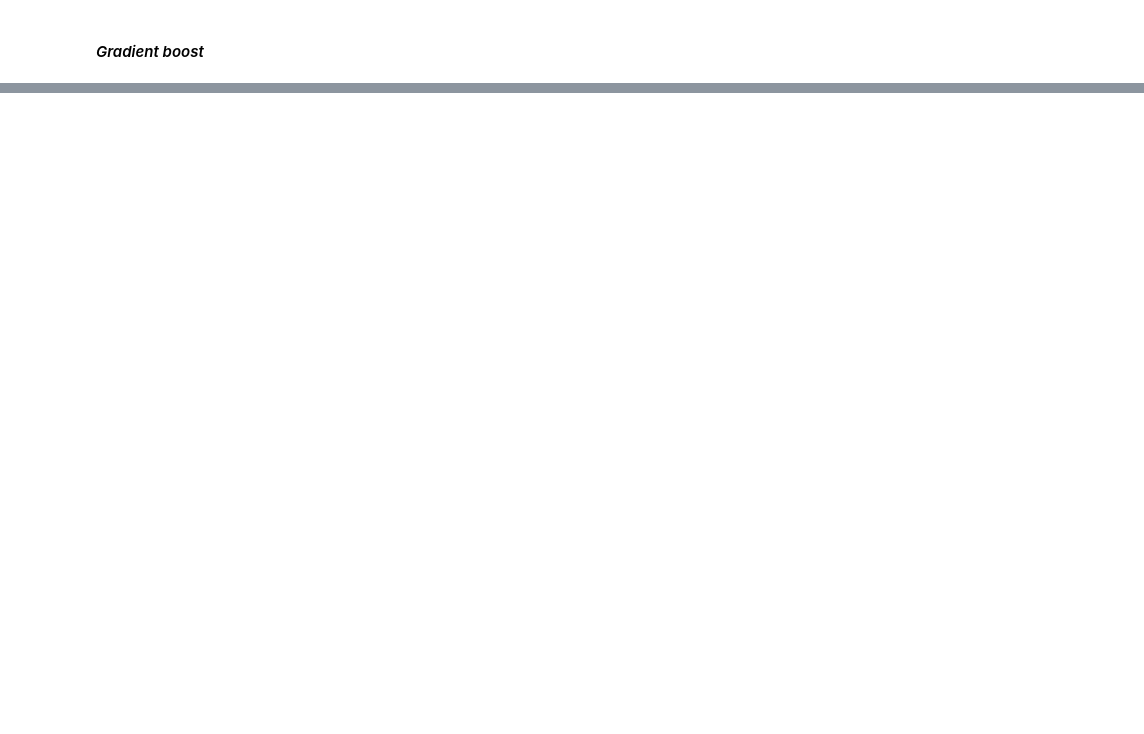
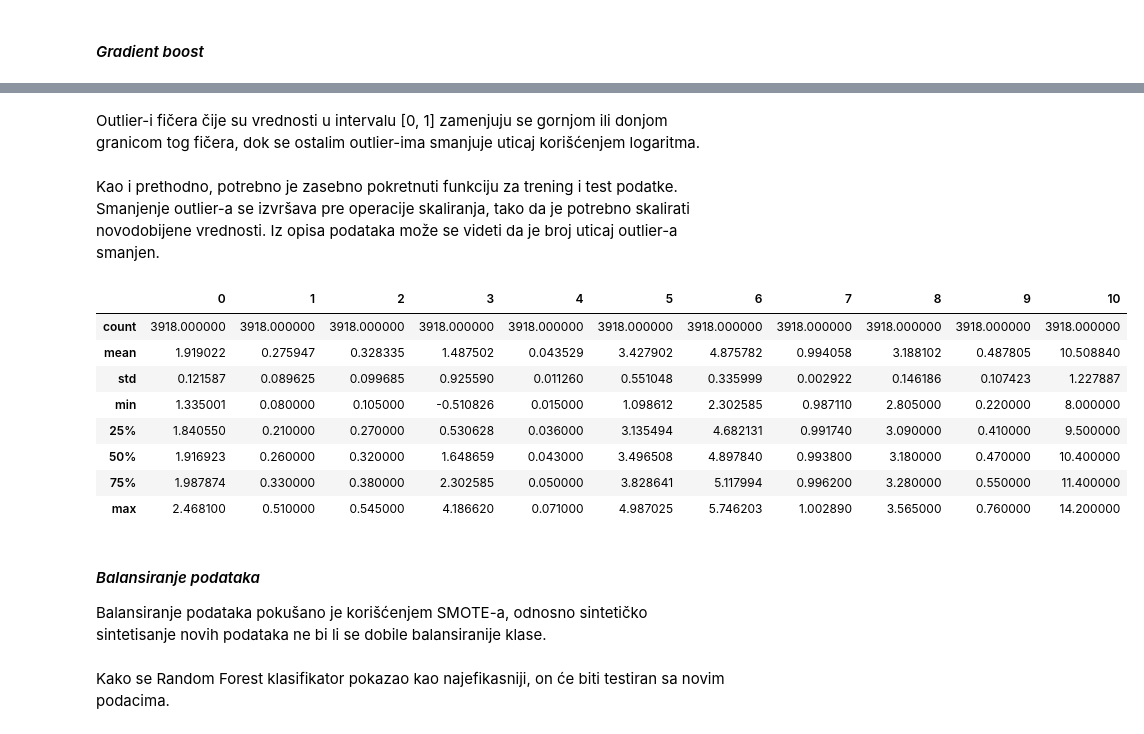
Before and after one commit to LastChanceKatze/ml_wine_quality, a Jupyter notebook: wine_classification.ipynb, the cells around one changed output, grey strips where cells are left out. Saved outputs shown, nothing was run; the diff lists cells and outputs as text; code cells hidden in the pictures; blank space fills up the shorter version.

```diff
--- a/wine_classification.ipynb
+++ b/wine_classification.ipynb
@@ -411,0 +414,61 @@ Prethodno je pokazano da prikazani klasifikatori ne daju previše loše rezultat
+# %%
+# replace the outlier with the upper or lower bound
+# based on the IQR
+def replace_outliers_bound(feature):
+    q1, q3 = np.percentile(feature, [25, 75])
+    iqr = q3 - q1
+    lower_bound = q1 - (iqr * 1.5)
+    upper_bound = q3 + (iqr * 1.5)
+    new_feature = feature
+    new_feature = np.where(new_feature > upper_bound, upper_bound, new_feature)
+    new_feature = np.where(new_feature < lower_bound, lower_bound, new_feature)
+    return new_feature
+
+# replace all values of a feature with log(feature)
+def replace_outliers_log(feature):
+    return np.log(feature)
+# %% [markdown]
+Outlier-i fičera čije su vrednosti u intervalu [0, 1] zamenjuju se gornjom ili donjom granicom tog fičera, dok se ostalim outlier-ima smanjuje uticaj korišćenjem logaritma.
+# %%
+def handle_outliers(x):
+    all_indices = list(range(0, x.shape[1]))
+    new_x = np.copy(x)
+    """
+        fixed acidity, sugar
+        free sul. dioxide, total sul. dioxide
+    """
+
+    log_indices = [0, 3, 5, 6]
+    for ind in log_indices:
+        new_feature = replace_outliers_log(new_x[:, ind])
+        new_x[:, ind] = new_feature
+
+    bound_indices = np.setdiff1d(all_indices, log_indices)
+    for ind in bound_indices:
+        new_feature = replace_outliers_bound(new_x[:, ind])
+        new_x[:, ind] = new_feature
+
+    return new_x
+# %% [markdown]
+Kao i prethodno, potrebno je zasebno pokretnuti funkciju za trening i test podatke. Smanjenje outlier-a se izvršava pre operacije skaliranja, tako da je potrebno skalirati novodobijene vrednosti. Iz opisa podataka može se videti da je broj uticaj outlier-a smanjen.
+# %%
+x_train_out = handle_outliers(x_train)
+x_test_out = handle_outliers(x_test)
+
+x_train_out_s, x_test_out_s = scale_features(x_train_out, x_test_out)
+
+df_train_outliers = pd.DataFrame(x_train_out)
+df_train_outliers.describe()
+# %% [output]
+|  | 0 | 1 | 2 | 3 | 4 | 5 | 6 | 7 | 8 | 9 | 10 |
+| count | 3918.000000 | 3918.000000 | 3918.000000 | 3918.000000 | 3918.000000 | 3918.000000 | 3918.000000 | 3918.000000 | 3918.000000 | 3918.000000 | 3918.000000 |
+| mean | 1.919022 | 0.275947 | 0.328335 | 1.487502 | 0.043529 | 3.427902 | 4.875782 | 0.994058 | 3.188102 | 0.487805 | 10.508840 |
+| std | 0.121587 | 0.089625 | 0.099685 | 0.925590 | 0.011260 | 0.551048 | 0.335999 | 0.002922 | 0.146186 | 0.107423 | 1.227887 |
+| min | 1.335001 | 0.080000 | 0.105000 | -0.510826 | 0.015000 | 1.098612 | 2.302585 | 0.987110 | 2.805000 | 0.220000 | 8.000000 |
+| 25% | 1.840550 | 0.210000 | 0.270000 | 0.530628 | 0.036000 | 3.135494 | 4.682131 | 0.991740 | 3.090000 | 0.410000 | 9.500000 |
+| 50% | 1.916923 | 0.260000 | 0.320000 | 1.648659 | 0.043000 | 3.496508 | 4.897840 | 0.993800 | 3.180000 | 0.470000 | 10.400000 |
+| 75% | 1.987874 | 0.330000 | 0.380000 | 2.302585 | 0.050000 | 3.828641 | 5.117994 | 0.996200 | 3.280000 | 0.550000 | 11.400000 |
+| max | 2.468100 | 0.510000 | 0.545000 | 4.186620 | 0.071000 | 4.987025 | 5.746203 | 1.002890 | 3.565000 | 0.760000 | 14.200000 |
+# %% [markdown]
+#### *Balansiranje podataka*
+Balansiranje podataka pokušano je korišćenjem SMOTE-a, odnosno sintetičko sintetisanje novih podataka ne bi li se dobile balansiranije klase.
@@ -411,0 +482,2 @@ Prethodno je pokazano da prikazani klasifikatori ne daju previše loše rezultat
+# %% [markdown]
+Kako se Random Forest klasifikator pokazao kao najefikasniji, on će biti testiran sa novim podacima.
```
Also changed, not shown: parts of 20 cells of this notebook.
